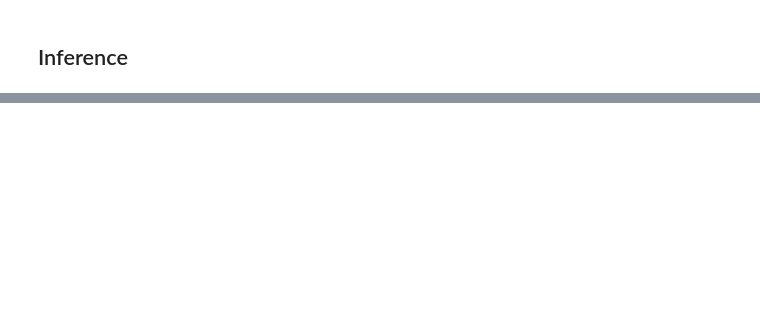
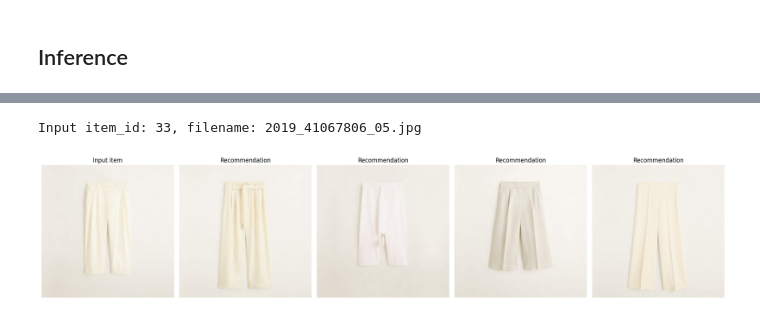
Before and after one commit to max98adam/mango-challenge, a Jupyter notebook: basic-approach/tryout.ipynb, the cells around one changed output, grey strips where cells are left out. Saved outputs shown, nothing was run; the diff lists cells and outputs as text; code cells hidden in the pictures; blank space fills up the shorter version.

Commit message:
Finish inference logic

```diff
--- a/basic-approach/tryout.ipynb
+++ b/basic-approach/tryout.ipynb
@@ -34,7 +36,7 @@ else:
 hparams = {}
 
 # Maximum number of epochs to train. Note that early stopping is enabled.
-hparams["max_epochs"] = 10
+hparams["max_epochs"] = 2
 
 # Learning rate (Adam)
 hparams["learning_rate"] = 5e-5
@@ -263,28 +269,54 @@ with torch.no_grad():
 # %%
-def get_k_nearest(item_embeddings, k):
-    pass
+def get_k_nearest(input_item_embedding, items, k):
+    item_distances = []
 
-# Load a random sample from the dataset
-batch_size = 1
-inference_data_loader = get_data_loader(train_dataset, batch_size, shuffle=True)
-x_batch = next(iter(inference_data_loader))  # Get the first batch from the data loader
+    for idx, item in enumerate(items):
+        distance = torch.dist(input_item_embedding, item["embedding"])
+        item_distances.append({
+            "file_name": item["file_name"],
+            "file_index": idx,
+            "distance": distance
+        })
+
+    # Sort descending by distance
+    item_distances = sorted(item_distances, key=lambda x: x['distance'])
+
+    # Return top k
+    # Exclude index 0 because it is the item itself
+    return item_distances[1:k+1]
+
+
+# Load an input sample from the dataset
+item_id = random.randint(0, len(item_dataset))
+print(f"Input item_id: {item_id}, filename: {item_dataset.get_filename(item_id)}")
+input_item = item_dataset[item_id].unsqueeze(dim=0)
+
+# Generate embedding for input sample
+model.eval()
+with torch.no_grad():
+    input_item_embedding = model(input_item.to(device)).cpu()
+
+k_nearest = get_k_nearest(input_item_embedding, item_embeddings, k=4)
+#print(k_nearest)
 
 # Create a 5xbatch_size grid to display outfit items
-fig, axes = plt.subplots(batch_size, figsize=(10, 2 * batch_size))
+fig, axes = plt.subplots(1, 5, figsize=(20, 5))
 
-for i in range(batch_size):
-    # Show input anchor image
-    img = x_batch[i][0].permute(1, 2, 0)  # Convert (C, H, W) to (H, W, C)
-    axes[i, 0].imshow(img.numpy().astype(np.uint8))
-    axes[i, 0].axis('off')
+# Show input anchor image
+img = input_item.squeeze().permute(1, 2, 0)  # Convert (C, H, W) to (H, W, C)
+axes[0].imshow(img.numpy().astype(np.uint8))
+axes[0].axis('off')
+axes[0].set_title("Input item")
 
-    # Generate and show 4 images that are close to the input anchor image
-    k_nearest_items = get_k_nearest(item_embeddings, 4)
-    for j, item_id in enumerate(k_nearest_items):
-        img = None  # TODO load image file for item_id
-        img = img.permute(1, 2, 0)  # Convert (C, H, W) to (H, W, C)
-        axes[i, 2 + j].imshow(img.numpy().astype(np.uint8))
-        axes[i, 2 + j].axis('off')
+for j, neighbor in enumerate(k_nearest):
+    img = item_dataset[neighbor["file_index"]]
+    img = img.permute(1, 2, 0)  # Convert (C, H, W) to (H, W, C)
+    axes[1 + j].imshow(img.numpy().astype(np.uint8))
+    axes[1 + j].axis('off')
+    axes[1 + j].set_title("Recommendation")
 
 plt.tight_layout()
 plt.show()
+# %% [output]
+Input item_id: 33, filename: 2019_41067806_05.jpg
+[figure, added]
```
Also changed, not shown: parts of 5 cells of this notebook, 2 other files.
